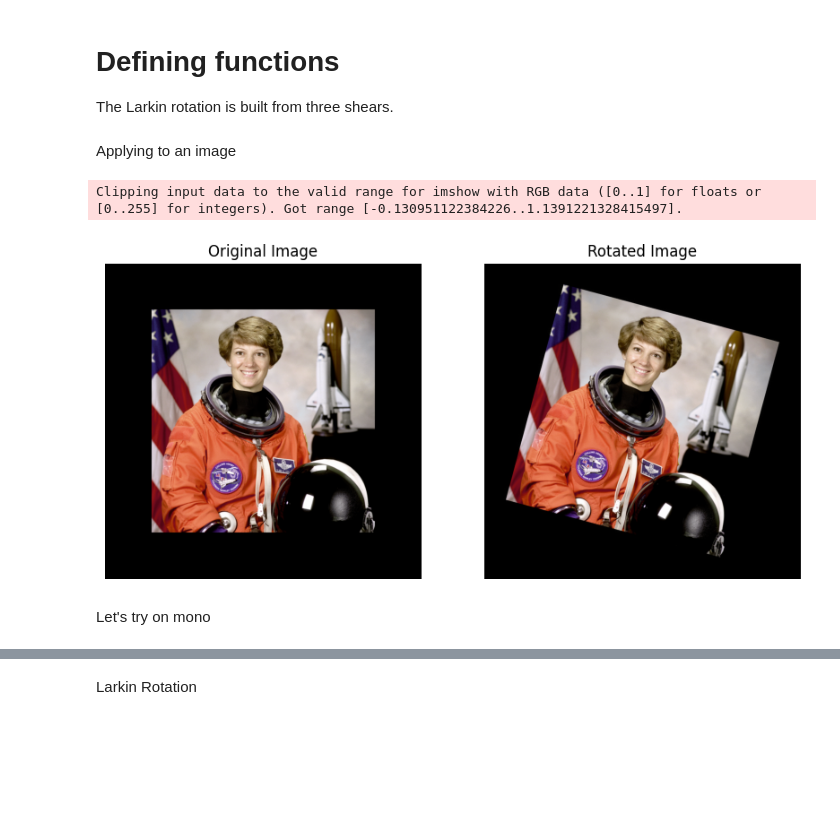
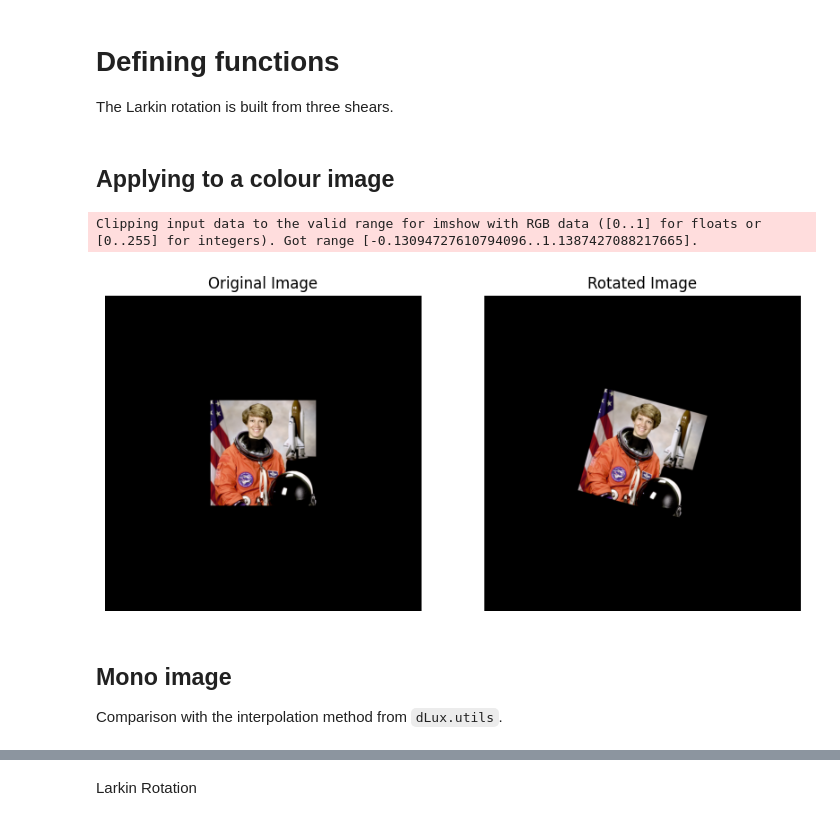
Before and after one commit to maxecharles/dorito_notebooks, a Jupyter notebook: larkin_rotate.ipynb, the cells around one changed output, grey strips where cells are left out. Drawn from its saved outputs; the diff is of its cells as text; code cells hidden in the pictures; blank space fills up the shorter version.

```diff
--- a/larkin_rotate.ipynb
+++ b/larkin_rotate.ipynb
@@ -75,32 +100,34 @@ def larkin_color_rotate(image, angle):
 # %% [markdown]
-Applying to an image
+## Applying to a colour image
 # %%
 # loading image
 image = np.array(data.astronaut() / 255.0)  # normalizing to [0, 1]
 # padding with zeros so it can fully rotate
-pad = int(image.shape[0] * (np.sqrt(2) - 1) // 2 + 1)
+pad = image.shape[0]
+# pad = int(image.shape[0] * (np.sqrt(2) - 1) // 2 + 1)
 image = np.pad(image, ((pad, pad), (pad, pad), (0, 0)))
 
 # rotating image
 angle = np.pi / 12
 rotated_image = larkin_color_rotate(image, angle)
 
 # plotting
 
 plt.figure(figsize=(10, 6))
 plt.subplot(1, 2, 1)
 plt.imshow(image)
 plt.title("Original Image")
 plt.axis("off")
 plt.subplot(1, 2, 2)
 plt.imshow(rotated_image)
 plt.title("Rotated Image")
 plt.axis("off")
 plt.show()
 # %% [output]
-Clipping input data to the valid range for imshow with RGB data ([0..1] for floats or [0..255] for integers). Got range [-0.130951122384226..1.1391221328415497].
+Clipping input data to the valid range for imshow with RGB data ([0..1] for floats or [0..255] for integers). Got range [-0.13094727610794096..1.1387427088217665].
-[figure, old version]
+[figure, new version]
 # %% [markdown]
-Let's try on mono
+## Mono image
+Comparison with the interpolation method from `dLux.utils`.
 # %%
 mono_image = np.cbrt(
```
Also changed, not shown: parts of 10 cells of this notebook.
